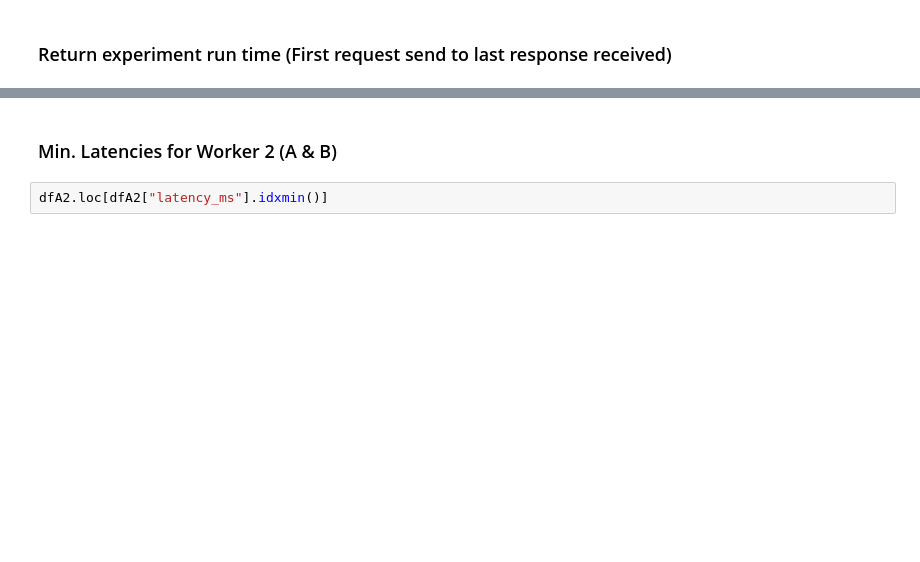
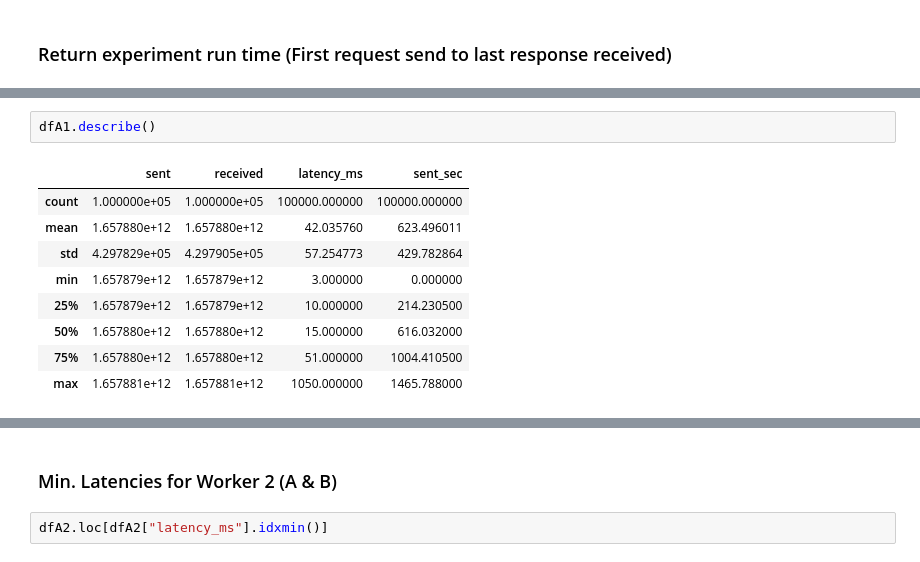
Before and after one commit to FelixMedicusf/DuetBenchmarking, a Jupyter notebook: Results/Result Evaluation.ipynb, the cells around one changed output, grey strips where cells are left out. Saved outputs shown, nothing was run; the diff lists cells and outputs as text; blank space fills up the shorter version.

```diff
--- a/Results/Result Evaluation.ipynb
+++ b/Results/Result Evaluation.ipynb
@@ -44,0 +59,12 @@ print(totalTime/1000/60, "minuten")
+# %%
+dfA1.describe()
+# %% [output]
+|  | sent | received | latency_ms | sent_sec |
+| count | 1.000000e+05 | 1.000000e+05 | 100000.000000 | 100000.000000 |
+| mean | 1.657880e+12 | 1.657880e+12 | 42.035760 | 623.496011 |
+| std | 4.297829e+05 | 4.297905e+05 | 57.254773 | 429.782864 |
+| min | 1.657879e+12 | 1.657879e+12 | 3.000000 | 0.000000 |
+| 25% | 1.657879e+12 | 1.657879e+12 | 10.000000 | 214.230500 |
+| 50% | 1.657880e+12 | 1.657880e+12 | 15.000000 | 616.032000 |
+| 75% | 1.657880e+12 | 1.657880e+12 | 51.000000 | 1004.410500 |
+| max | 1.657881e+12 | 1.657881e+12 | 1050.000000 | 1465.788000 |
```
Also changed, not shown: parts of 14 cells of this notebook, 6 other files.
